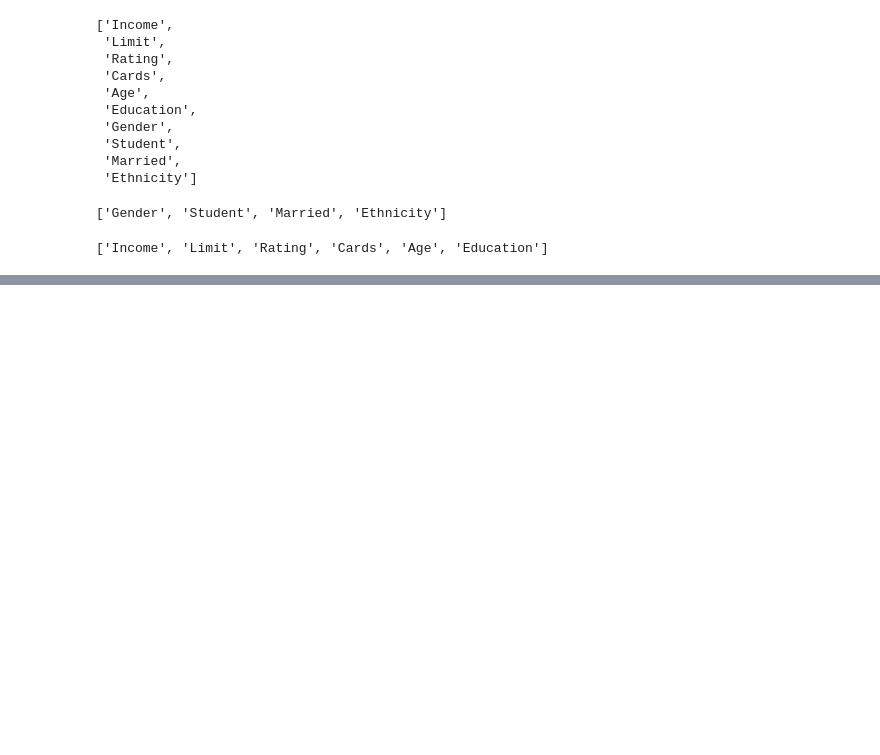
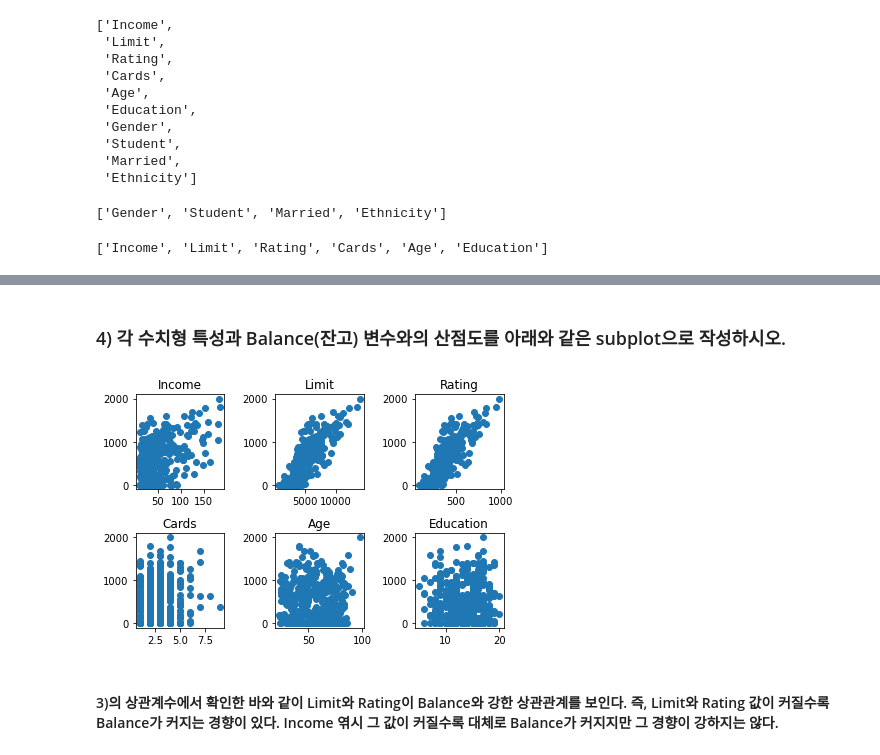
Before and after one commit to HongJungWan/HongJungWan-MachineLearning-study, a Jupyter notebook: Foundation/Concept2.ipynb, the cells around one changed output, grey strips where cells are left out. Saved outputs shown, nothing was run; the diff lists cells and outputs as text; code cells hidden in the pictures; blank space fills up the shorter version.

```diff
--- a/Foundation/Concept2.ipynb
+++ b/Foundation/Concept2.ipynb
@@ -114,0 +180,27 @@ num_feat
+# %% [markdown]
+### 4) 각 수치형 특성과 Balance(잔고) 변수와의 산점도를 아래와 같은 subplot으로 작성하시오.
+# %%
+plt.subplot(2,3,1)
+plt.scatter(df.Income,df.Balance)
+plt.title("Income")
+plt.subplot(2,3,2)
+plt.scatter(df.Limit,df.Balance)
+plt.title("Limit")
+plt.subplot(2,3,3)
+plt.scatter(df.Rating,df.Balance)
+plt.title("Rating")
+plt.subplot(2,3,4)
+plt.scatter(df.Cards,df.Balance)
+plt.title("Cards")
+plt.subplot(2,3,5)
+plt.scatter(df.Age,df.Balance)
+plt.title("Age")
+plt.subplot(2,3,6)
+plt.scatter(df.Education,df.Balance)
+plt.title("Education")
+
+plt.tight_layout()  # 자동으로 레이아웃을 맞춰주는 함수
+# %% [output]
+[figure, added]
+# %% [markdown]
+#### 3)의 상관계수에서 확인한 바와 같이 Limit와 Rating이 Balance와 강한 상관관계를 보인다. 즉, Limit와 Rating 값이 커질수록 Balance가 커지는 경향이 있다. Income 엮시 그 값이 커질수록 대체로 Balance가 커지지만 그 경향이 강하지는 않다.
```
Also changed, not shown: parts of 7 cells of this notebook.
